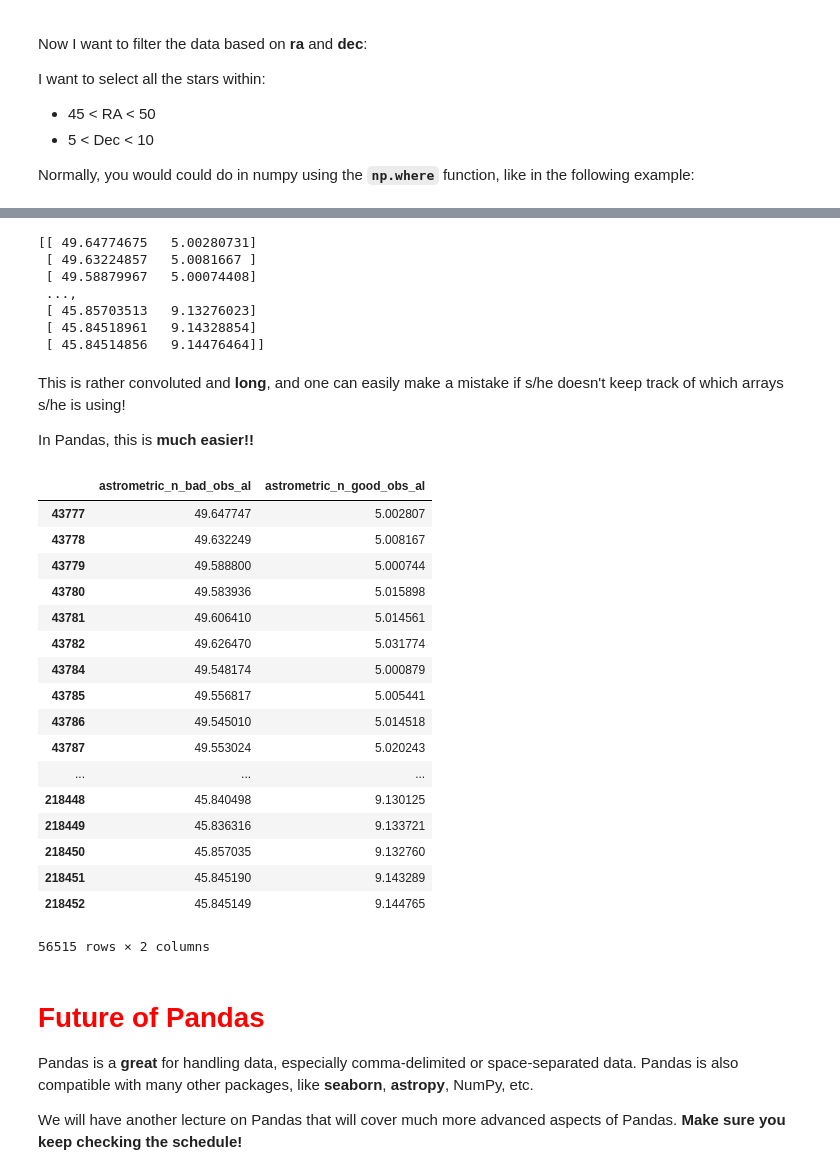
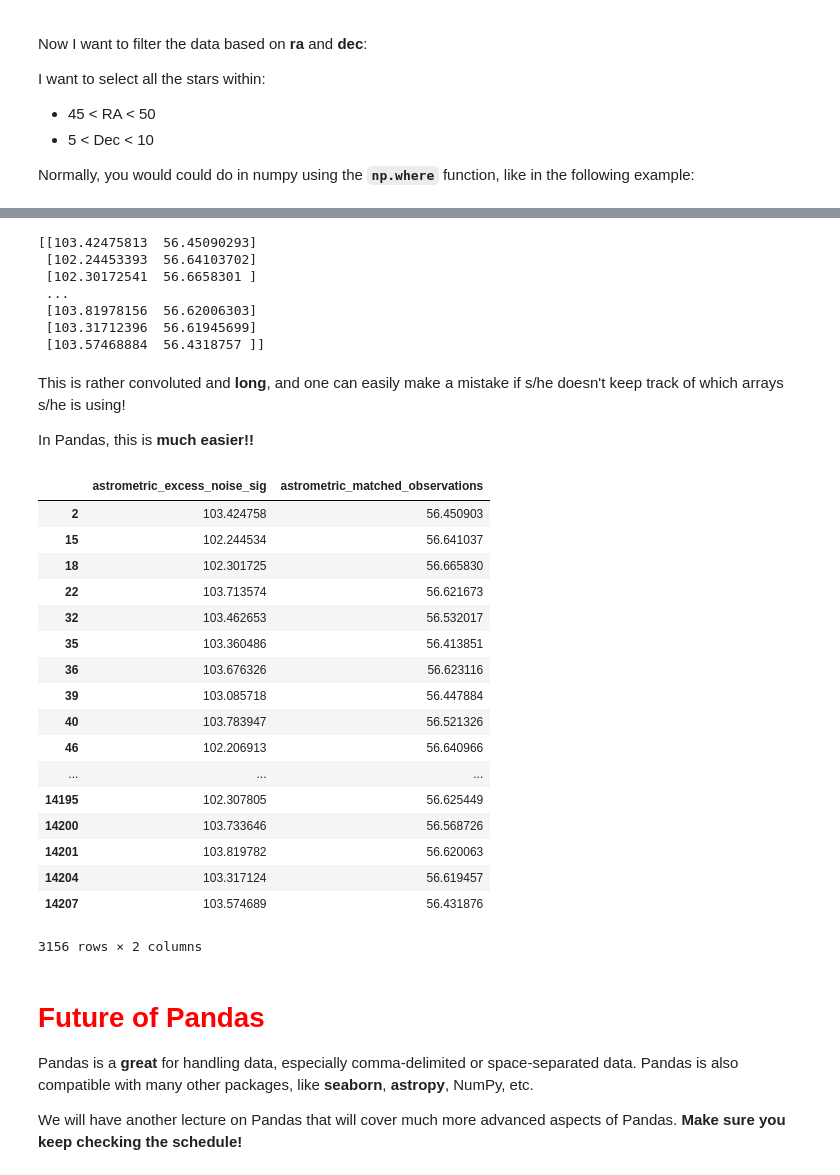
Before and after one commit to VandyAstroML/Vanderbilt_Computational_Bootcamp, a Jupyter notebook: notebooks/Week_08/08_Pandas.ipynb, the cells around one changed output, grey strips where cells are left out. Saved outputs shown, nothing was run; the diff lists cells and outputs as text; code cells hidden in the pictures.

```diff
--- a/notebooks/Week_08/08_Pandas.ipynb
+++ b/notebooks/Week_08/08_Pandas.ipynb
@@ -392 +449,7 @@ gaia_df = pd.read_csv('http://1016243957.rsc.cdn77.org/Gaia/gaia_source/csv/Gaia
+# %%
+# Path to online file
+url_path = 'http://cdn.gea.esac.esa.int/Gaia/gdr2/gaia_source/csv/GaiaSource_1000172165251650944_1000424567594791808.csv.gz'
+
+# Converting data to DataFrame
+gaia_df = pd.read_csv(url_path, compression='gzip')
 # %%
@@ -589,52 +635,60 @@ array([[  4.49961522e+01,   5.61634775e-03],
 # %%
 ## Numpy way of finding the stars that meet the criteria
+
+ra_min, ra_max = (102, 104)
+dec_min, dec_max = (56.4, 56.7)
+
 # RA critera
-ra_idx = np.where((ra_arr >= 45) & (ra_arr <= 50))[0]
+ra_idx = np.where((ra_arr >= ra_min) & (ra_arr <= ra_max))[0]
+
 # Dec criteria
-dec_idx = np.where((dec_arr >= 5) & (dec_arr <= 10))[0]
+dec_idx = np.where((dec_arr >= dec_min) & (dec_arr <= dec_max))[0]
+
 # Finding `intersecting' indices that meet both criteria
 radec_idx = np.intersect1d(ra_idx, dec_idx)
+
 # Selecting the values from only those indices
 ra_new = ra_arr[radec_idx]
 dec_new = dec_arr[radec_idx]
+
 # Printing out ra and dec for corresponding indices
 print(np.column_stack((ra_new, dec_new)))
 # %% [output]
-[[ 49.64774675   5.00280731]
- [ 49.63224857   5.0081667 ]
- [ 49.58879967   5.00074408]
- ...,
- [ 45.85703513   9.13276023]
- [ 45.84518961   9.14328854]
- [ 45.84514856   9.14476464]]
+[[103.42475813  56.45090293]
+ [102.24453393  56.64103702]
+ [102.30172541  56.6658301 ]
+ ...
+ [103.81978156  56.62006303]
+ [103.31712396  56.61945699]
+ [103.57468884  56.4318757 ]]
 # %% [markdown]
 This is rather convoluted and __long__, and one can easily make a mistake if s/he doesn't keep track of which arrays s/he is using!
 
 In Pandas, this is __much easier!!__
 # %%
 gaia_df_4 = gaia_df.loc[(
-                (gaia_df.ra >= 45) & (gaia_df.ra <= 50) &
-                (gaia_df.dec >= 5) & (gaia_df.dec <= 10))]
+                (gaia_df.ra >= ra_min) & (gaia_df.ra <= ra_max) &
+                (gaia_df.dec >= dec_min) & (gaia_df.dec <= dec_max))]
 gaia_df_4[['ra','dec']]
 # %% [output]
-|  | astrometric_n_bad_obs_al | astrometric_n_good_obs_al |
-| 43777 | 49.647747 | 5.002807 |
-| 43778 | 49.632249 | 5.008167 |
-| 43779 | 49.588800 | 5.000744 |
-| 43780 | 49.583936 | 5.015898 |
-| 43781 | 49.606410 | 5.014561 |
-| 43782 | 49.626470 | 5.031774 |
-| 43784 | 49.548174 | 5.000879 |
-| 43785 | 49.556817 | 5.005441 |
-| 43786 | 49.545010 | 5.014518 |
-| 43787 | 49.553024 | 5.020243 |
+|  | astrometric_excess_noise_sig | astrometric_matched_observations |
+| 2 | 103.424758 | 56.450903 |
+| 15 | 102.244534 | 56.641037 |
+| 18 | 102.301725 | 56.665830 |
+| 22 | 103.713574 | 56.621673 |
+| 32 | 103.462653 | 56.532017 |
+| 35 | 103.360486 | 56.413851 |
+| 36 | 103.676326 | 56.623116 |
+| 39 | 103.085718 | 56.447884 |
+| 40 | 103.783947 | 56.521326 |
+| 46 | 102.206913 | 56.640966 |
 | ... | ... | ... |
-| 218448 | 45.840498 | 9.130125 |
-| 218449 | 45.836316 | 9.133721 |
-| 218450 | 45.857035 | 9.132760 |
-| 218451 | 45.845190 | 9.143289 |
-| 218452 | 45.845149 | 9.144765 |
+| 14195 | 102.307805 | 56.625449 |
+| 14200 | 103.733646 | 56.568726 |
+| 14201 | 103.819782 | 56.620063 |
+| 14204 | 103.317124 | 56.619457 |
+| 14207 | 103.574689 | 56.431876 |
-56515 rows × 2 columns
+3156 rows × 2 columns
 # %% [markdown]
 # <span style="color:red">Future of Pandas </span>
 Pandas is a __great__ for handling data, especially comma-delimited or space-separated data. Pandas is also compatible with many other packages, like __seaborn__, __astropy__, NumPy, etc.
```
Also changed, not shown: parts of 39 cells of this notebook, 3 other files.
